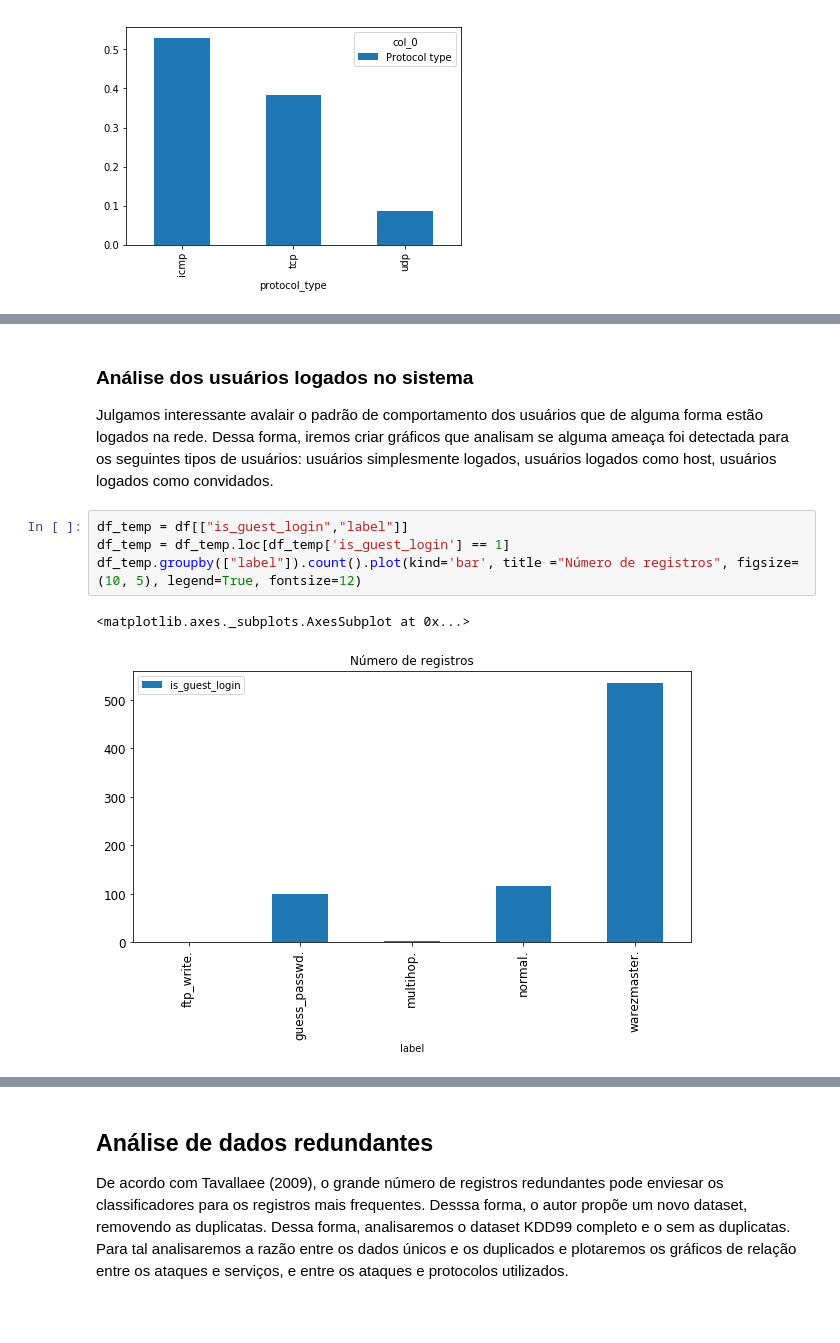
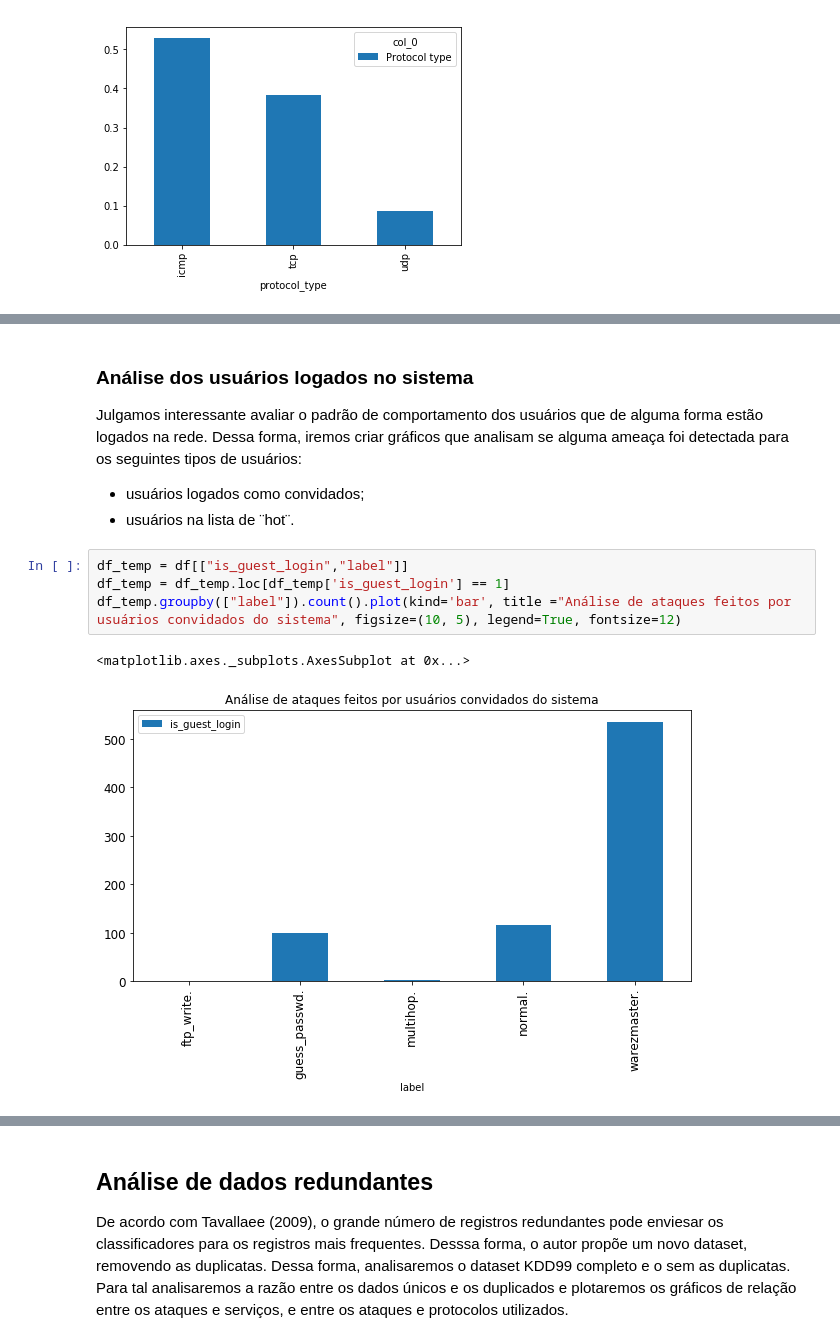
Before and after one commit to lucaslrolim/EEL840-KDD-CUP-99, a Jupyter notebook: Exploratory analysis.ipynb, the cells around one changed output, grey strips where cells are left out. Cells and saved outputs as stored; diff of their text form; blank space fills up the shorter version.

Commit message:
algumas explicacoes

```diff
--- a/Exploratory analysis.ipynb
+++ b/Exploratory analysis.ipynb
@@ -128,11 +134,14 @@ df_non_categorical.hist(figsize = (34,40));
 # %% [markdown]
 ### Análise dos usuários logados no sistema
 
-Julgamos interessante avalair o padrão de comportamento dos usuários que de alguma forma estão logados na rede. Dessa forma, iremos criar gráficos que analisam se alguma ameaça foi detectada para os seguintes tipos de usuários: usuários simplesmente logados, usuários logados como host, usuários logados como convidados.
+Julgamos interessante avaliar o padrão de comportamento dos usuários que de alguma forma estão logados na rede. Dessa forma, iremos criar gráficos que analisam se alguma ameaça foi detectada para os seguintes tipos de usuários:
+
+- usuários logados como convidados;
+- usuários na lista de ¨hot¨.
 # %%
 df_temp = df[["is_guest_login","label"]]
 df_temp = df_temp.loc[df_temp['is_guest_login'] == 1]
-df_temp.groupby(["label"]).count().plot(kind='bar', title ="Número de registros", figsize=(10, 5), legend=True, fontsize=12)
+df_temp.groupby(["label"]).count().plot(kind='bar', title ="Análise de ataques feitos por usuários convidados do sistema", figsize=(10, 5), legend=True, fontsize=12)
 # %% [output]
 <matplotlib.axes._subplots.AxesSubplot at 0x...>
-[figure, old version]
+[figure, new version]
```
Also changed, not shown: parts of 32 cells of this notebook, 7 other files.
